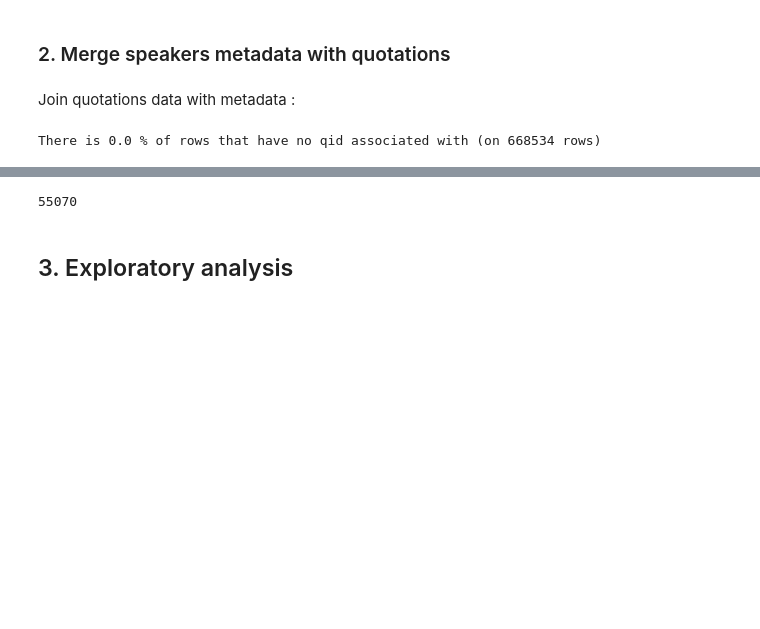
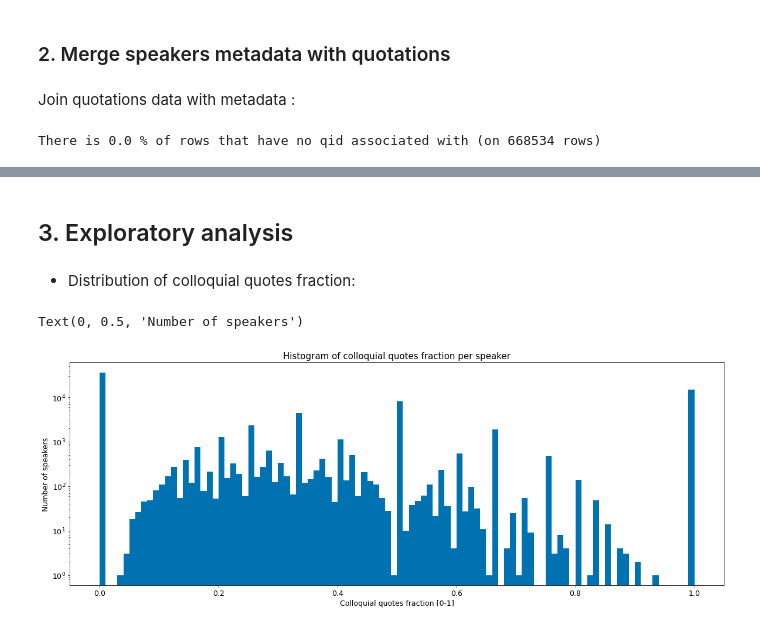
Before and after one commit to epfl-ada/ada-2021-project-adacadabra, a Jupyter notebook: ANALYSIS/Exploratory_stats_speakers.ipynb, the cells around one changed output, grey strips where cells are left out. Cells and saved outputs as stored; diff of their text form; code cells hidden in the pictures; blank space fills up the shorter version.

Commit message:
Update Exploratory_stats_speakers and add plots

```diff
--- a/ANALYSIS/Exploratory_stats_speakers.ipynb
+++ b/ANALYSIS/Exploratory_stats_speakers.ipynb
@@ -13,7 +19,7 @@ import seaborn as sns
 # Small adjustments to default style of plots, making sure it's readable and colorblind-friendly everywhere
 plt.style.use('seaborn-colorblind')
 plt.rcParams.update({'font.size' : 12.5,
-                     'figure.figsize':(20,7)})
+                     'figure.figsize':(25,7)})
 # %% [markdown]
 ## 1. Import data
 # %% [markdown]
@@ -158,0 +96,9 @@ df3.sort_values(['fraction'], ascending=False)
+# %%
+#Perform a group_by on quotations by speaker
+df_grouped = df_sub.groupby(['qid_unique', 'colloquial']).size().unstack(fill_value=0).reset_index()
+df_grouped['quotes_number'] = df_grouped[1]+df_grouped[0]
+df_grouped.sort_values(['quotes_number'], ascending=False)
+
+# Create also a column (called "fraction") that computes the fraction of colloquial quotes over total quotations. (by speaker)
+df_grouped['fraction']=df_grouped[1]/(df_grouped['quotes_number'])
+df_grouped.reset_index().sort_values(['fraction'], ascending=False)
@@ -159,4 +119,4 @@ df3.sort_values(['fraction'], ascending=False)
 # %%
 #Merging with metadata
 
-df_merged = df_grouped.merge(df_metadata,how='inner',left_on='qid_unique', right_on='id').sort_values(['count'], ascending=False)
+df_merged = df_grouped.merge(df_metadata,how='inner',left_on='qid_unique', right_on='id').sort_values(['quotes_number'], ascending=False)
@@ -200,6 +149,2 @@ df_merged.head(20)
-# %%
-len(df_merged)
-# %% [output]
-55070
 # %% [markdown]
 ## 3. Exploratory analysis
@@ -211,0 +151,19 @@ len(df_merged)
+# %%
+col_subset = ['gender','nationality','occupation']
+# data wrangling : remove NaNs, speakers that does not contains the specified metadata feature
+df_plot = df_merged.copy()
+df_plot.dropna(axis = 0, subset=col_subset,inplace=True)
+
+for col in col_subset:
+    #For the moment, only taking the first item that is on the list
+    df_plot[col]= df_plot[col].apply(lambda x:x[0])
+# %% [markdown]
+- Distribution of colloquial quotes fraction:
+# %%
+array_100 = plt.hist(df_plot['fraction'],bins=100,log=True)
+plt.title('Histogram of colloquial quotes fraction per speaker')
+plt.xlabel('Colloquial quotes fraction [0-1]')
+plt.ylabel('Number of speakers')
+# %% [output]
+Text(0, 0.5, 'Number of speakers')
+[figure, added]
```
Also changed, not shown: parts of 24 cells of this notebook, 1 other file.
